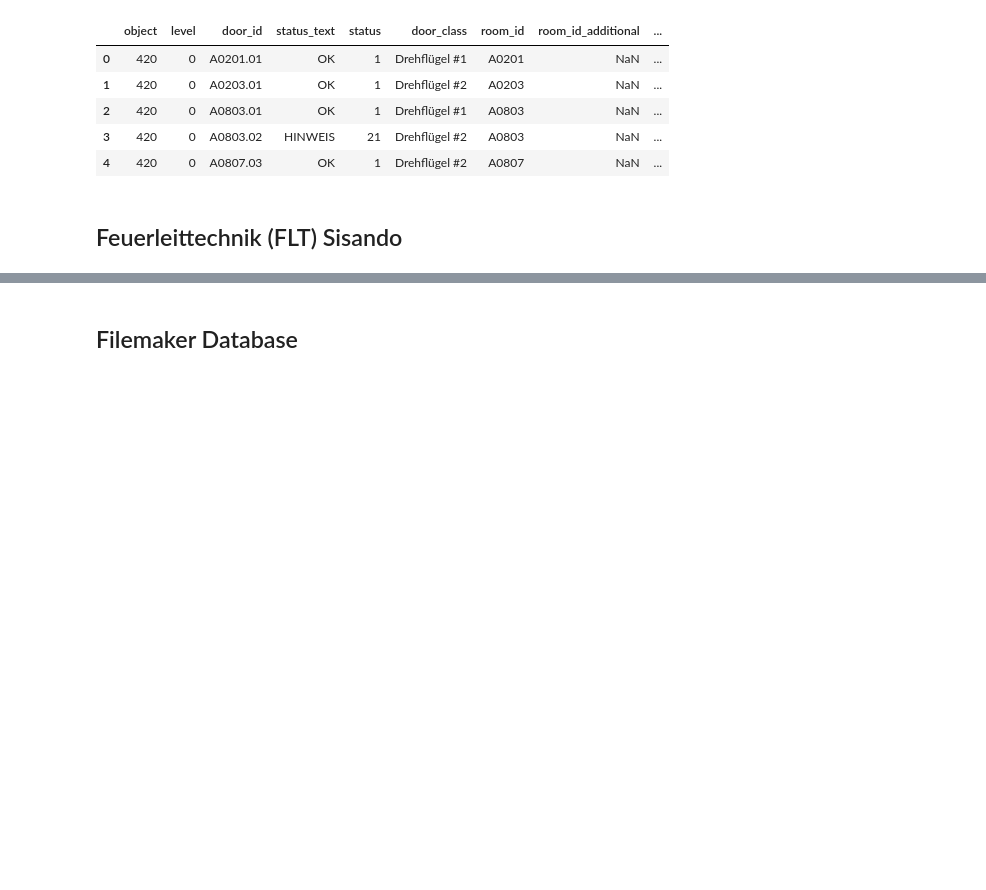
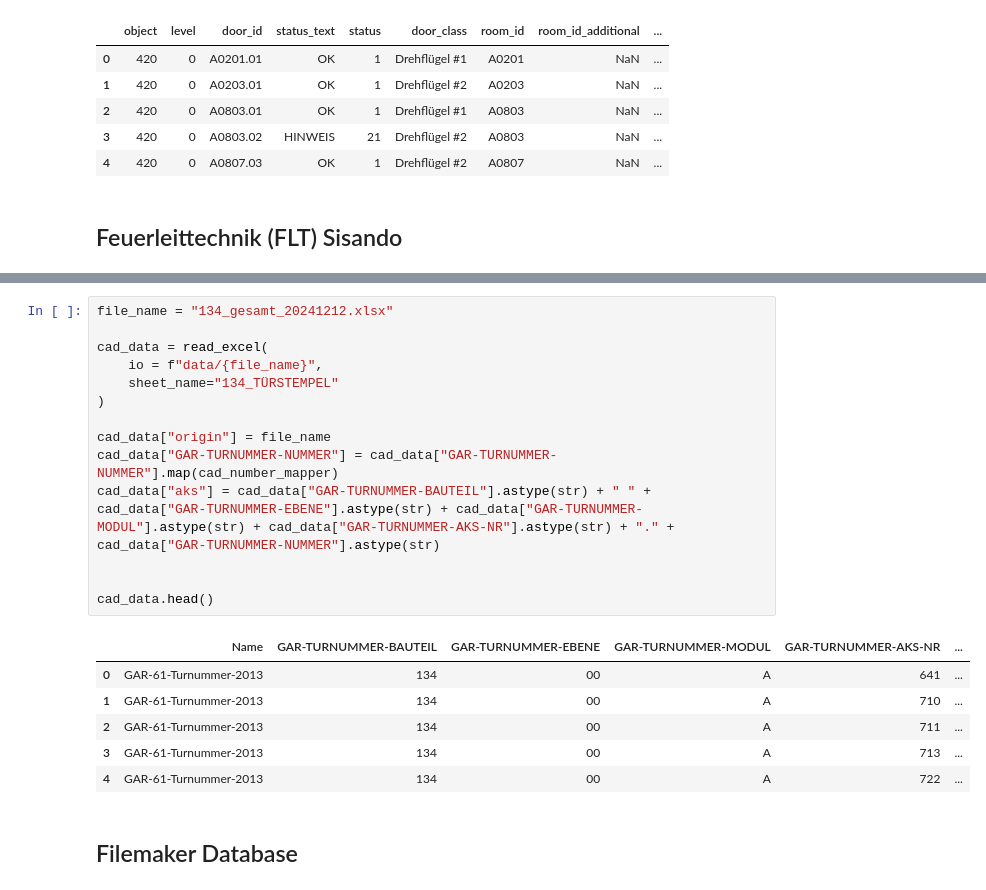
Before and after one commit to mckoh/vie-doors, a Jupyter notebook: sandbox.ipynb, the cells around one changed output, grey strips where cells are left out. Drawn from its saved outputs; the diff is of its cells as text; blank space fills up the shorter version.

```diff
--- a/sandbox.ipynb
+++ b/sandbox.ipynb
@@ -219,3 +234,24 @@ flt_data.head(5)
+# %%
+file_name = "134_gesamt_20241212.xlsx"
+
+cad_data = read_excel(
+    io = f"data/{file_name}",
+    sheet_name="134_TÜRSTEMPEL"
+)
+
+cad_data["origin"] = file_name
+cad_data["GAR-TURNUMMER-NUMMER"] = cad_data["GAR-TURNUMMER-NUMMER"].map(cad_number_mapper)
+cad_data["aks"] = cad_data["GAR-TURNUMMER-BAUTEIL"].astype(str) + " " + cad_data["GAR-TURNUMMER-EBENE"].astype(str) + cad_data["GAR-TURNUMMER-MODUL"].astype(str) + cad_data["GAR-TURNUMMER-AKS-NR"].astype(str) + "." + cad_data["GAR-TURNUMMER-NUMMER"].astype(str)
+
+
+cad_data.head()
+# %% [output]
+|  | Name | GAR-TURNUMMER-BAUTEIL | GAR-TURNUMMER-EBENE | GAR-TURNUMMER-MODUL | GAR-TURNUMMER-AKS-NR | ... |
+| 0 | GAR-61-Turnummer-2013 | 134 | 00 | A | 641 | ... |
+| 1 | GAR-61-Turnummer-2013 | 134 | 00 | A | 710 | ... |
+| 2 | GAR-61-Turnummer-2013 | 134 | 00 | A | 711 | ... |
+| 3 | GAR-61-Turnummer-2013 | 134 | 00 | A | 713 | ... |
+| 4 | GAR-61-Turnummer-2013 | 134 | 00 | A | 722 | ... |
 # %% [markdown]
 ## Filemaker Database
 # %%
```
Also changed, not shown: parts of 8 cells of this notebook.
